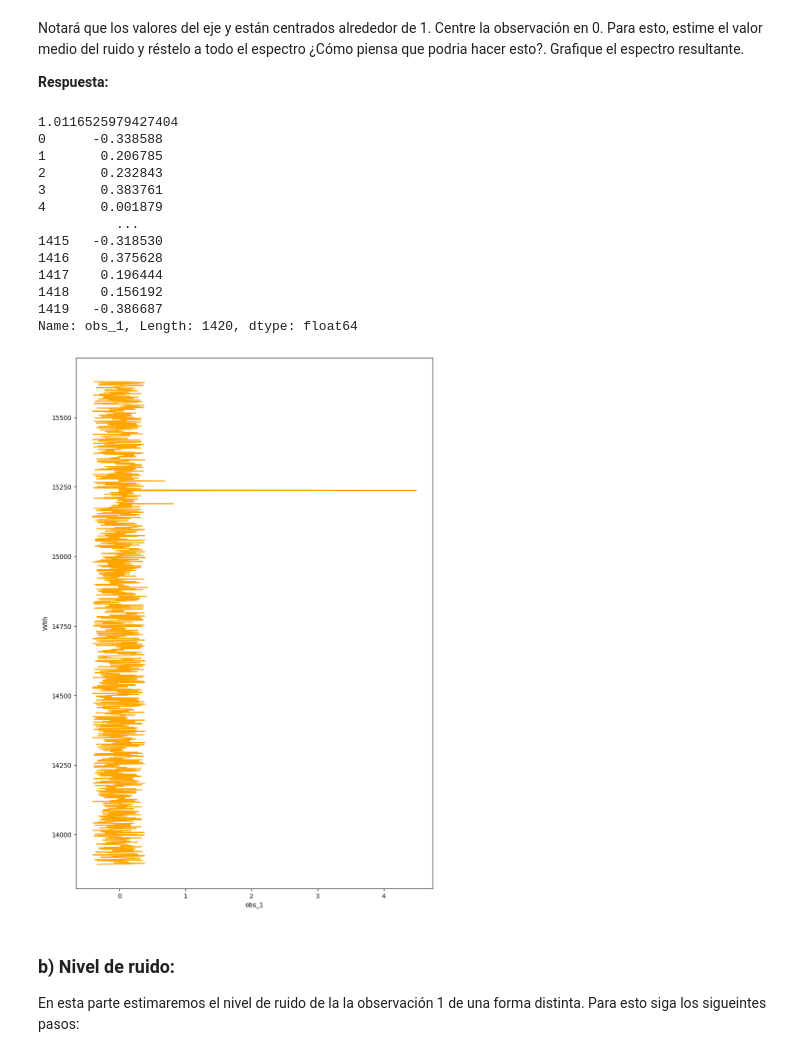
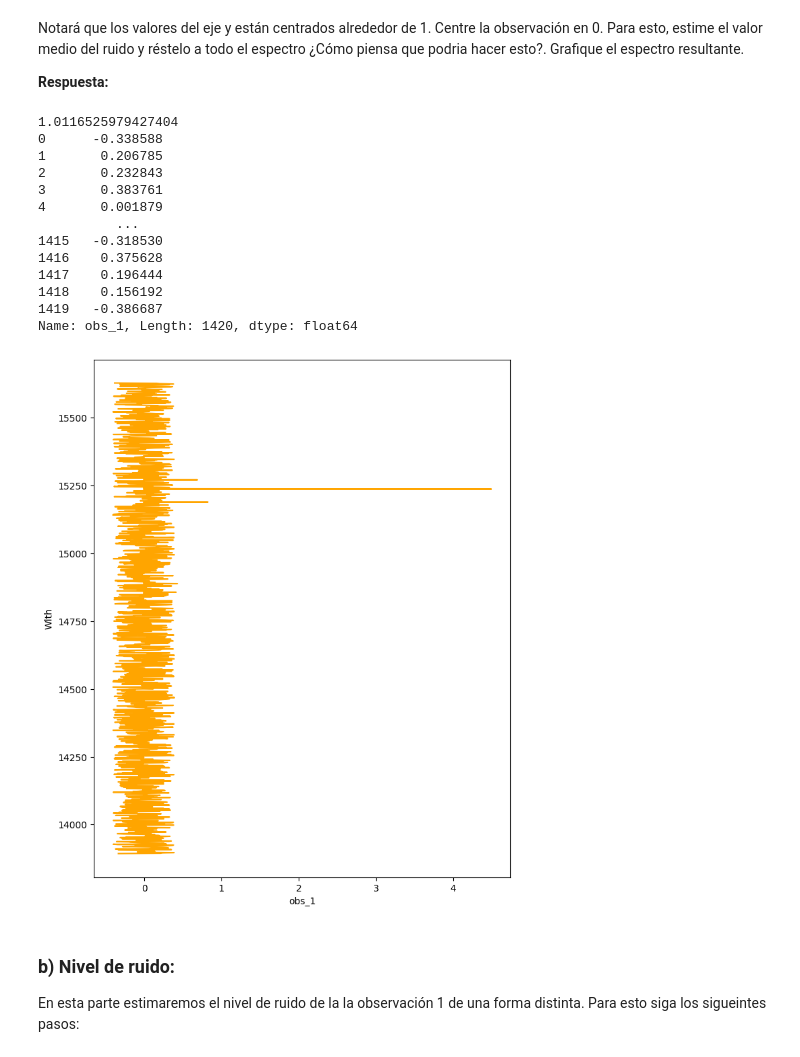
Before and after one commit to azavalac/Tarea-2-zavala, a Jupyter notebook: Tarea2.ipynb, the cells around one changed output. Cells and saved outputs as stored; diff of their text form; code cells hidden in the pictures.

```diff
--- a/Tarea2.ipynb
+++ b/Tarea2.ipynb
@@ -323,32 +323,32 @@ Notará que los valores del eje y están centrados alrededor de 1. Centre la obs
 # %%
 # Grafique el espectro centrado en 0 aquí
 v_medio = obs_1.mean()
 print (v_medio)
 obs_1c = obs_1 - v_medio
 obs_1c
 print (obs_1c)
 
 #Grafico
-plt.figure(figsize=(10, 15))
+plt.figure(figsize=(8, 10))
 plt.plot(obs_1c, Wlth, color = 'orange')
 plt.xlabel('obs_1')
 plt.ylabel('Wlth')
 plt.show()
 # %% [output]
 1.0116525979427404
 0      -0.338588
 1       0.206785
 2       0.232843
 3       0.383761
 4       0.001879
           ...
 1415   -0.318530
 1416    0.375628
 1417    0.196444
 1418    0.156192
 1419   -0.386687
 Name: obs_1, Length: 1420, dtype: float64
-[figure, old version]
+[figure, new version]
 # %% [markdown]
 ### b) Nivel de ruido:
 
```
Also changed, not shown: parts of 8 cells of this notebook.
